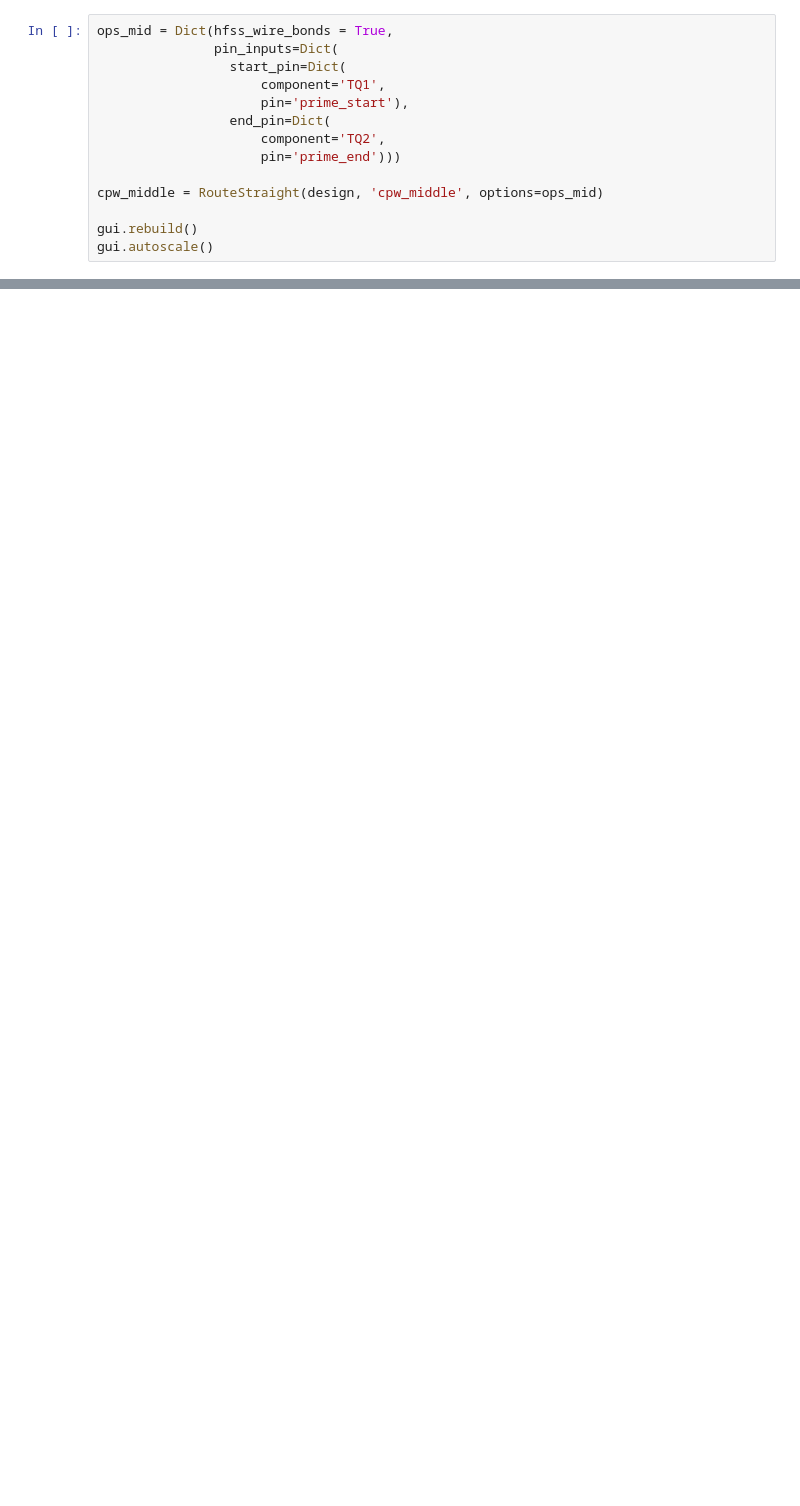
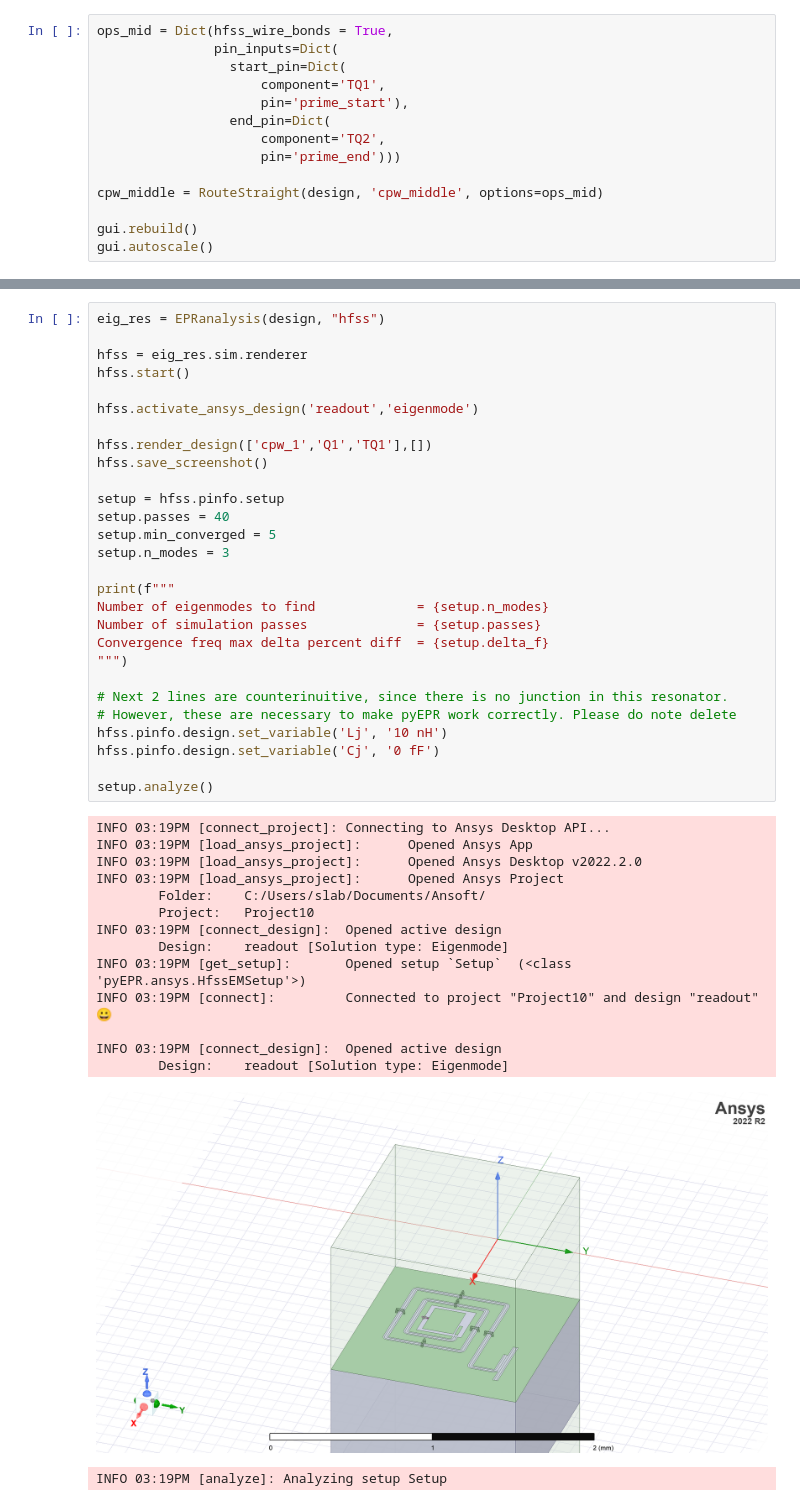
Before and after one commit to Wendywanw/Qiskit_metal_tutorial, a Jupyter notebook: tutorials/4 Analysis/A. Core - EM and quantization/Multiple_pocket_simulation.ipynb, the cells around one changed output, grey strips where cells are left out. Cells and saved outputs as stored; diff of their text form; blank space fills up the shorter version.

```diff
--- a/tutorials/4 Analysis/A. Core - EM and quantization/Multiple_pocket_simulation.ipynb
+++ b/tutorials/4 Analysis/A. Core - EM and quantization/Multiple_pocket_simulation.ipynb
@@ -177,0 +199,44 @@ gui.autoscale()
+# %%
+eig_res = EPRanalysis(design, "hfss")
+
+hfss = eig_res.sim.renderer
+hfss.start()
+
+hfss.activate_ansys_design('readout','eigenmode')
+
+hfss.render_design(['cpw_1','Q1','TQ1'],[])
+hfss.save_screenshot()
+
+setup = hfss.pinfo.setup
+setup.passes = 40
+setup.min_converged = 5
+setup.n_modes = 3
+
+print(f"""
+Number of eigenmodes to find             = {setup.n_modes}
+Number of simulation passes              = {setup.passes}
+Convergence freq max delta percent diff  = {setup.delta_f}
+""")
+
+# Next 2 lines are counterinuitive, since there is no junction in this resonator.
+# However, these are necessary to make pyEPR work correctly. Please do note delete
+hfss.pinfo.design.set_variable('Lj', '10 nH')
+hfss.pinfo.design.set_variable('Cj', '0 fF')
+
+setup.analyze()
+# %% [output]
+INFO 03:19PM [connect_project]: Connecting to Ansys Desktop API...
+INFO 03:19PM [load_ansys_project]:      Opened Ansys App
+INFO 03:19PM [load_ansys_project]:      Opened Ansys Desktop v2022.2.0
+INFO 03:19PM [load_ansys_project]:      Opened Ansys Project
+        Folder:    C:/Users/slab/Documents/Ansoft/
+        Project:   Project10
+INFO 03:19PM [connect_design]:  Opened active design
+        Design:    readout [Solution type: Eigenmode]
+INFO 03:19PM [get_setup]:       Opened setup `Setup`  (<class 'pyEPR.ansys.HfssEMSetup'>)
+INFO 03:19PM [connect]:         Connected to project "Project10" and design "readout" 😀
+
+INFO 03:19PM [connect_design]:  Opened active design
+        Design:    readout [Solution type: Eigenmode]
+[figure, added]
+INFO 03:19PM [analyze]: Analyzing setup Setup
```
Also changed, not shown: parts of 20 cells of this notebook, 3 other files.
